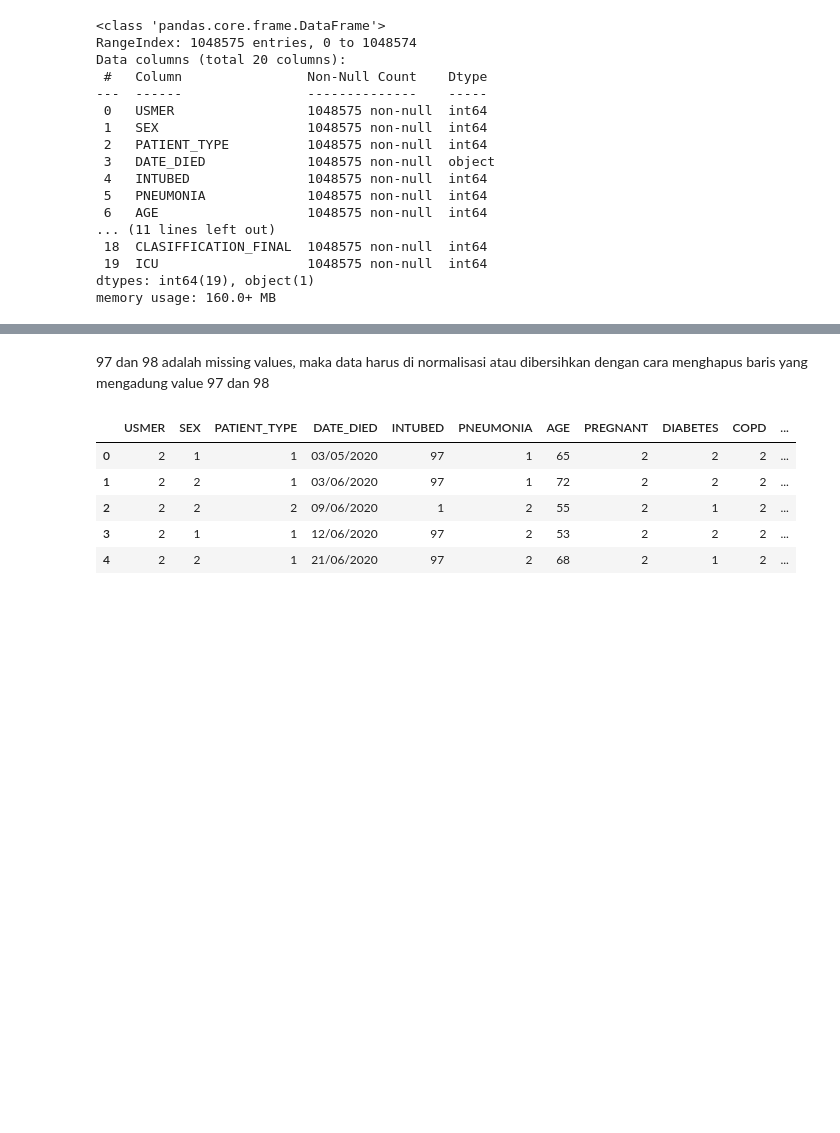
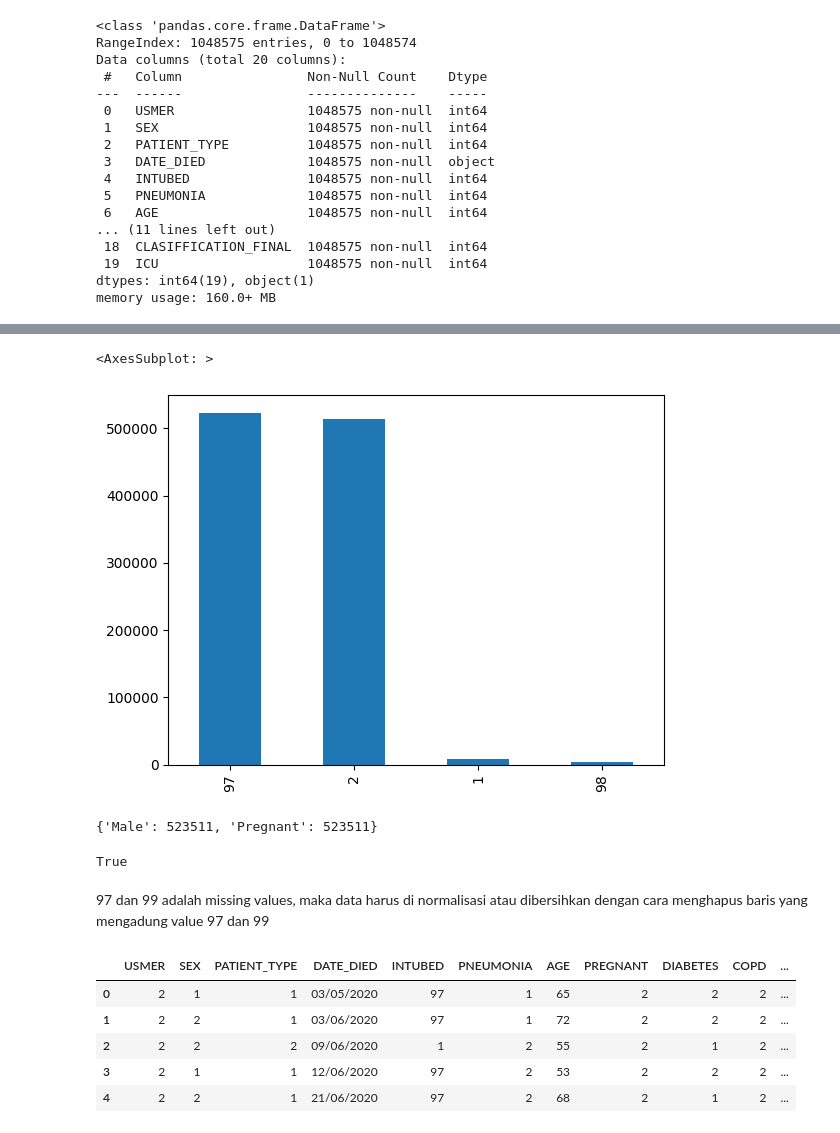
Before and after one commit to marchelzi/covid19-prediction, a Jupyter notebook: COVID_19_Prediction.ipynb, the cells around one changed output, grey strips where cells are left out. Saved outputs shown, nothing was run; the diff lists cells and outputs as text; code cells hidden in the pictures; blank space fills up the shorter version.

```diff
--- a/COVID_19_Prediction.ipynb
+++ b/COVID_19_Prediction.ipynb
@@ -55,5 +60,21 @@ memory usage: 160.0+ MB
+# %%
+df.PREGNANT.value_counts().plot(kind='bar')
+# %% [output]
+<AxesSubplot: >
+[figure, added]
+# %%
+print(
+    {
+        "Male": df.SEX.value_counts()[2],
+        "Pregnant": df.PREGNANT.value_counts()[97]
+    }
+)
+df.SEX.value_counts()[2] == df.PREGNANT.value_counts()[97]
+# %% [output]
+{'Male': 523511, 'Pregnant': 523511}
+True
 # %% [markdown]
-97 dan 98 adalah missing values, maka data harus di normalisasi atau dibersihkan dengan cara menghapus baris yang mengadung value 97 dan 98
+97 dan 99 adalah missing values, maka data harus di normalisasi atau dibersihkan dengan cara menghapus baris yang mengadung value 97 dan 99
 # %%
 CATEGORICAL_COLUMNS = [
     'SEX',
```
Also changed, not shown: parts of 17 cells of this notebook, 1 other file.
